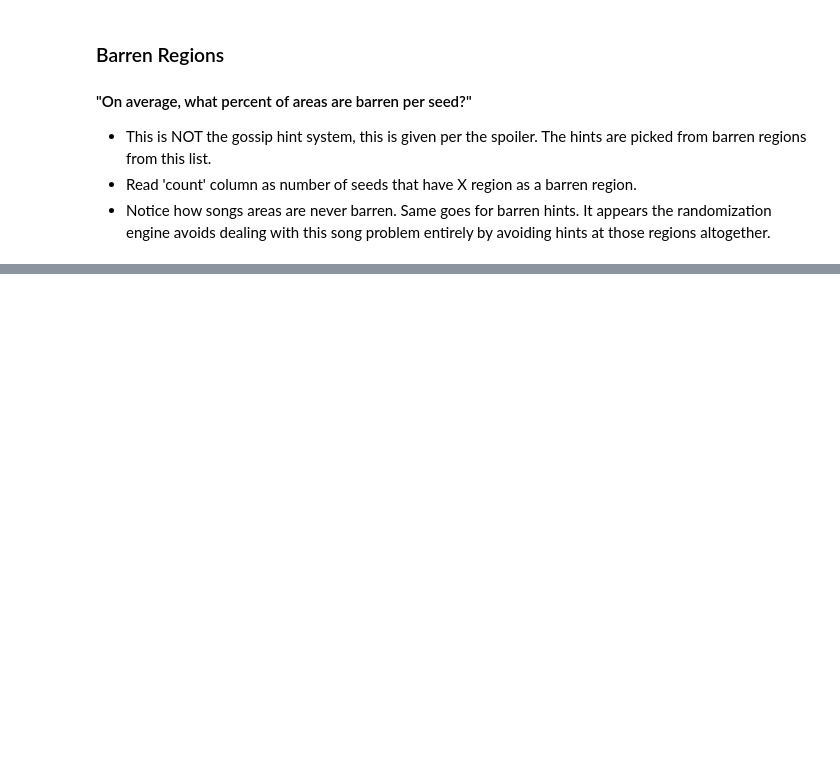
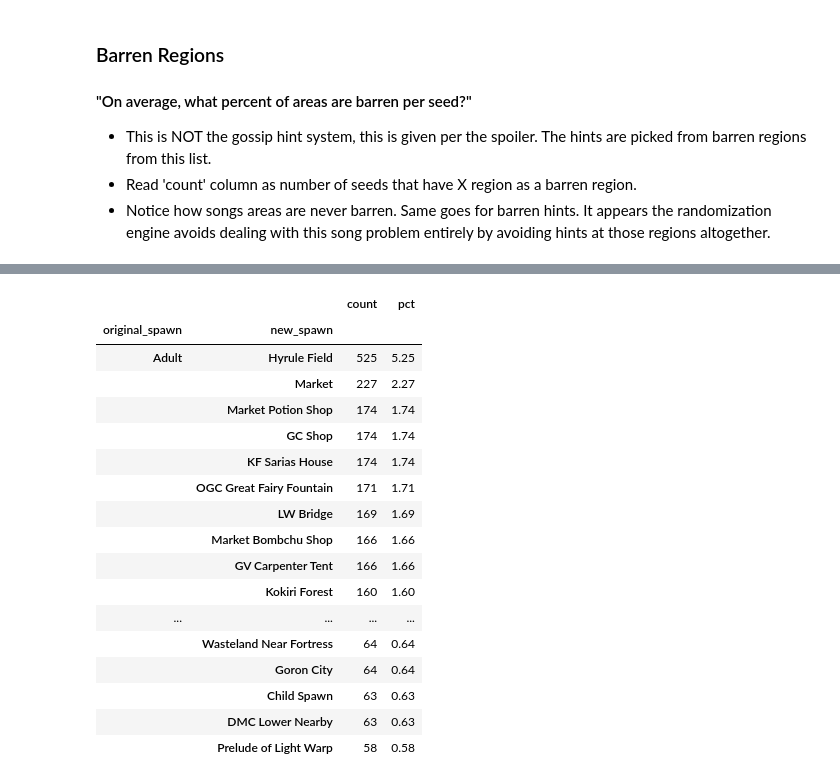
Before and after one commit to cleartonic/zootr_analytic, a Jupyter notebook: zootr_s4.ipynb, the cells around one changed output, grey strips where cells are left out. Cells and saved outputs as stored; diff of their text form; code cells hidden in the pictures; blank space fills up the shorter version.

```diff
--- a/zootr_s4.ipynb
+++ b/zootr_s4.ipynb
@@ -29,0 +292,21 @@ Notice how songs areas are never barren. Same goes for barren hints. It appears
+# %%
+b10()
+# %% [output]
+|  |  | count | pct |
+| original_spawn | new_spawn |  |  |
+| Adult | Hyrule Field | 525 | 5.25 |
+|  | Market | 227 | 2.27 |
+|  | Market Potion Shop | 174 | 1.74 |
+|  | GC Shop | 174 | 1.74 |
+|  | KF Sarias House | 174 | 1.74 |
+|  | OGC Great Fairy Fountain | 171 | 1.71 |
+|  | LW Bridge | 169 | 1.69 |
+|  | Market Bombchu Shop | 166 | 1.66 |
+|  | GV Carpenter Tent | 166 | 1.66 |
+|  | Kokiri Forest | 160 | 1.60 |
+| ... | ... | ... | ... |
+|  | Wasteland Near Fortress | 64 | 0.64 |
+|  | Goron City | 64 | 0.64 |
+|  | Child Spawn | 63 | 0.63 |
+|  | DMC Lower Nearby | 63 | 0.63 |
+|  | Prelude of Light Warp | 58 | 0.58 |
```
Also changed, not shown: parts of 22 cells of this notebook, 1 other file.
